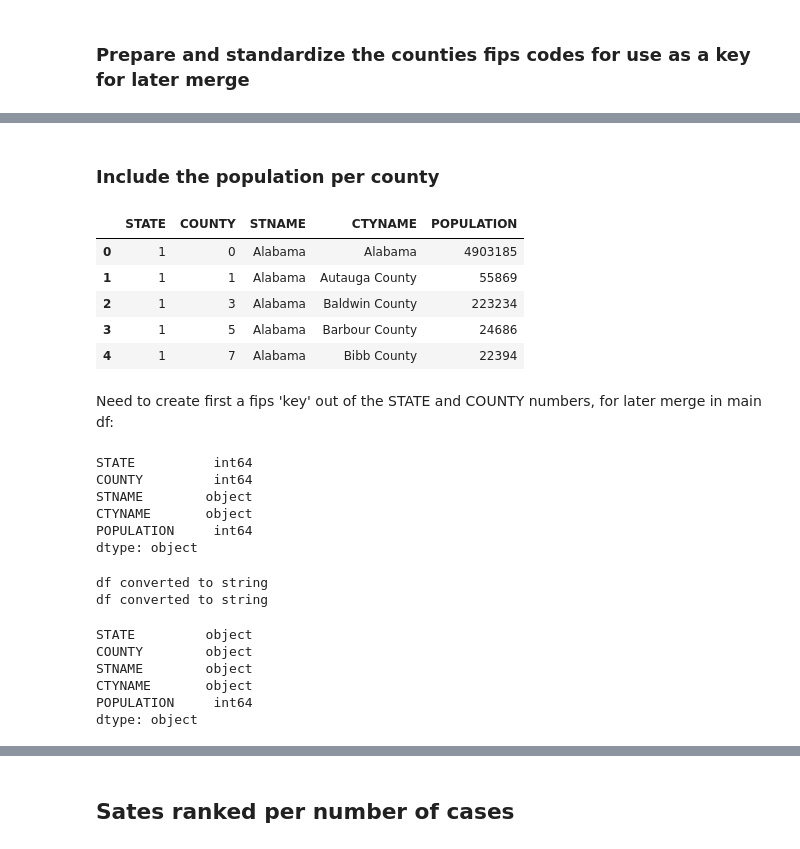
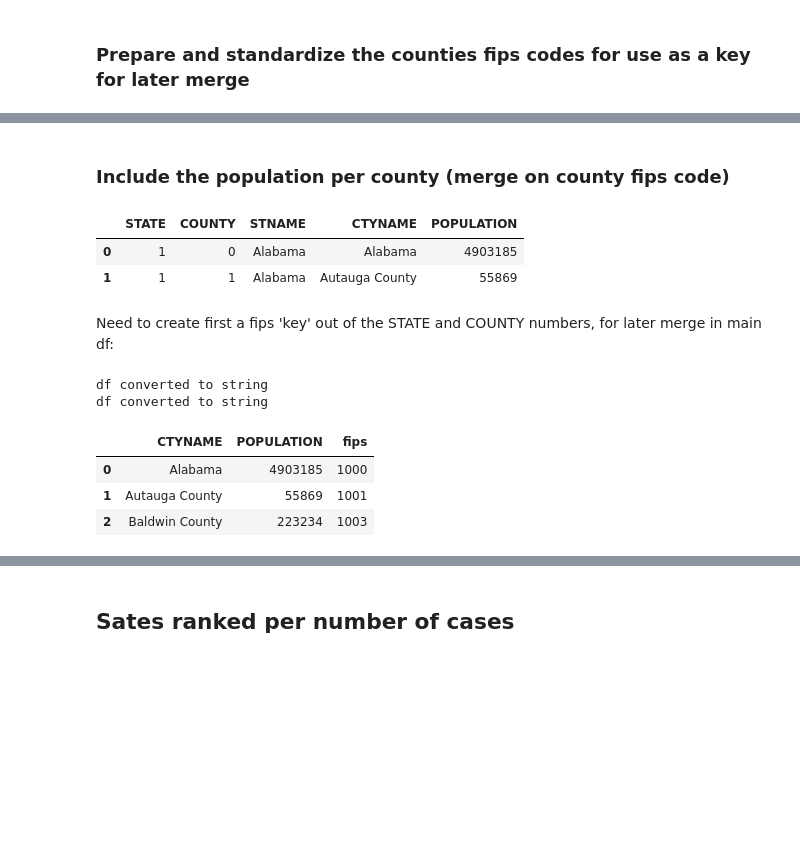
Before and after one commit to mtlberri/covid-19-data, a Jupyter notebook: covid-study.ipynb, the cells around one changed output, grey strips where cells are left out. Drawn from its saved outputs; the diff is of its cells as text; code cells hidden in the pictures; blank space fills up the shorter version.

```diff
--- a/covid-study.ipynb
+++ b/covid-study.ipynb
@@ -169,24 +246,12 @@ dfm0.head()
 # %% [markdown]
-### Include the population per county
+### Include the population per county (merge on county fips code)
 # %%
 # Read population csv
 df_pop = pd.read_csv('other_input/us-county-population-census.csv', encoding='iso-8859-1')
-df_pop.head()
+df_pop.head(2)
 # %% [output]
 |  | STATE | COUNTY | STNAME | CTYNAME | POPULATION |
 | 0 | 1 | 0 | Alabama | Alabama | 4903185 |
 | 1 | 1 | 1 | Alabama | Autauga County | 55869 |
-| 2 | 1 | 3 | Alabama | Baldwin County | 223234 |
-| 3 | 1 | 5 | Alabama | Barbour County | 24686 |
-| 4 | 1 | 7 | Alabama | Bibb County | 22394 |
 # %% [markdown]
 Need to create first a fips 'key' out of the STATE and COUNTY numbers, for later merge in main df:
-# %%
-df_pop.dtypes
-# %% [output]
-STATE          int64
-COUNTY         int64
-STNAME        object
-CTYNAME       object
-POPULATION     int64
-dtype: object
@@ -194,16 +261,17 @@ dtype: object
 # Make STATE and COUNTY strings
 df_pop['STATE'] = convertFromTypeToStr(df=df_pop['STATE'], from_type=np.int64)
 df_pop['COUNTY'] = convertFromTypeToStr(df=df_pop['COUNTY'], from_type=np.int64)
+# Zero padd the county (should be 3 digits)
+df_pop['COUNTY'] = df_pop['COUNTY'].apply(lambda x: x.zfill(3))
+# Create the county fips column in the population df
+df_pop['fips'] = df_pop['STATE'] + df_pop['COUNTY']
+# Drop unnecessary columns before merge
+df_pop1 = df_pop.drop(columns=['STATE', 'COUNTY', 'STNAME'])
+df_pop1.head(3)
 # %% [output]
 df converted to string
 df converted to string
+|  | CTYNAME | POPULATION | fips |
+| 0 | Alabama | 4903185 | 1000 |
+| 1 | Autauga County | 55869 | 1001 |
+| 2 | Baldwin County | 223234 | 1003 |
-# %%
-# Check that STATE and COUNTY have been transformed into strings ('object' for pandas)
-df_pop.dtypes
-# %% [output]
-STATE         object
-COUNTY        object
-STNAME        object
-CTYNAME       object
-POPULATION     int64
-dtype: object
```
Also changed, not shown: parts of 44 cells of this notebook.
